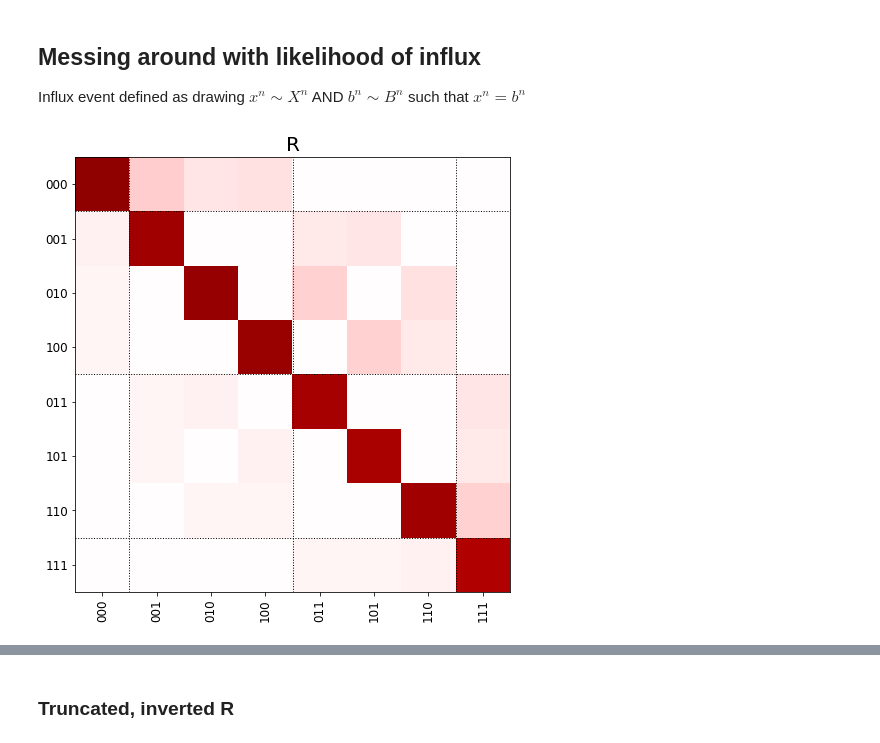
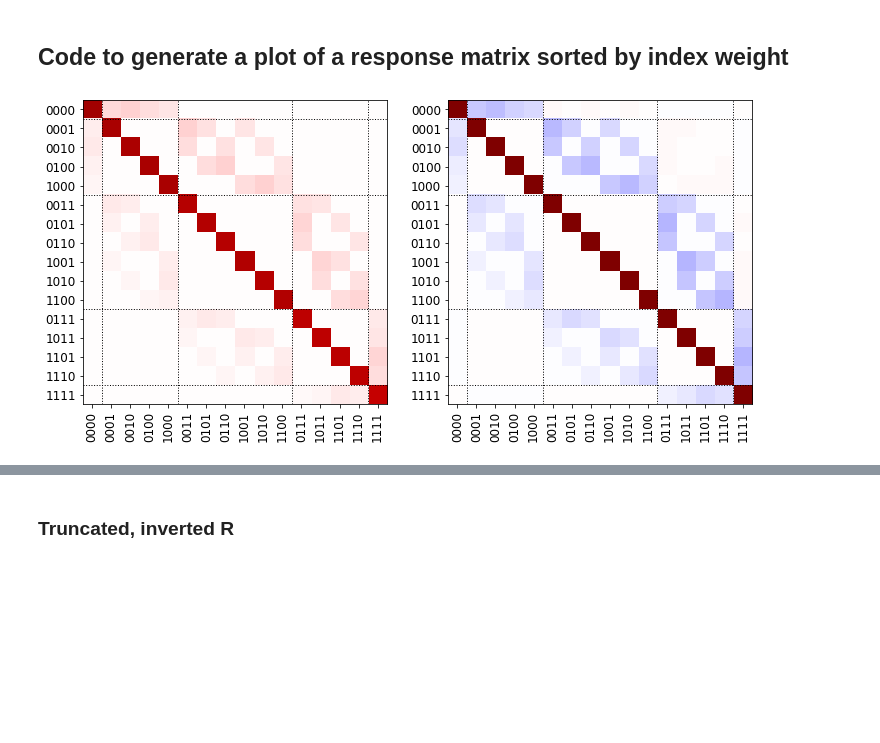
Before and after one commit to peterse/perturbative_readout_correction, a Jupyter notebook: make_R_plot.ipynb, the cells around one changed output, grey strips where cells are left out. Drawn from its saved outputs; the diff is of its cells as text; code cells hidden in the pictures; blank space fills up the shorter version.

```diff
--- a/low_rank_approx.ipynb
+++ b/make_R_plot.ipynb
@@ -1,3 +1,5 @@
+# %% [markdown]
+## Code to generate a plot of a response matrix sorted by index weight
 # %%
 import numpy as np
 import matplotlib.pyplot as plt
@@ -6,4 +6,0 @@ import operator as op
-# %% [markdown]
-## Messing around with likelihood of influx
-
-Influx event defined as drawing $x^n \sim X^n$ AND $b^n \sim B^n$ such that $x^n = b^n$
@@ -105,8 +88,13 @@ def u_imshow(u, n, title="", sort_by_weight=True):
 # %%
 # Arrays of q(0|1) and q(1|0)
-q01_arr = [0.06, .05, 0.1]
-q10_arr = [0.02, .02, .03]
-R = Rmatrix(q01_arr, q10_arr)
-idx_sort = u_imshow(R, len(q01_arr), sort_by_weight=True)
+q01_arr = [0.06, .07, 0.1, 0.08]
+q10_arr = [0.02, .03, .05, 0.04]
+R = utils.Rmatrix(q01_arr, q10_arr)
+Rinv = np.linalg.inv(R)
+
+fig, axes = plt.subplots(1, 2, figsize=(12, 8))
+idx_sort = u_imshow(R, len(q01_arr), sort_by_weight=True, ax=axes[0])
+idx_sort = u_imshow(Rinv, len(q01_arr), sort_by_weight=True, ax=axes[1])
+plt.savefig("R_Rinv_v0.pdf")
 # %% [output]
-[figure, old version]
+[figure, new version]
```
Also changed, not shown: parts of 4 cells of this notebook, 14 other files.
